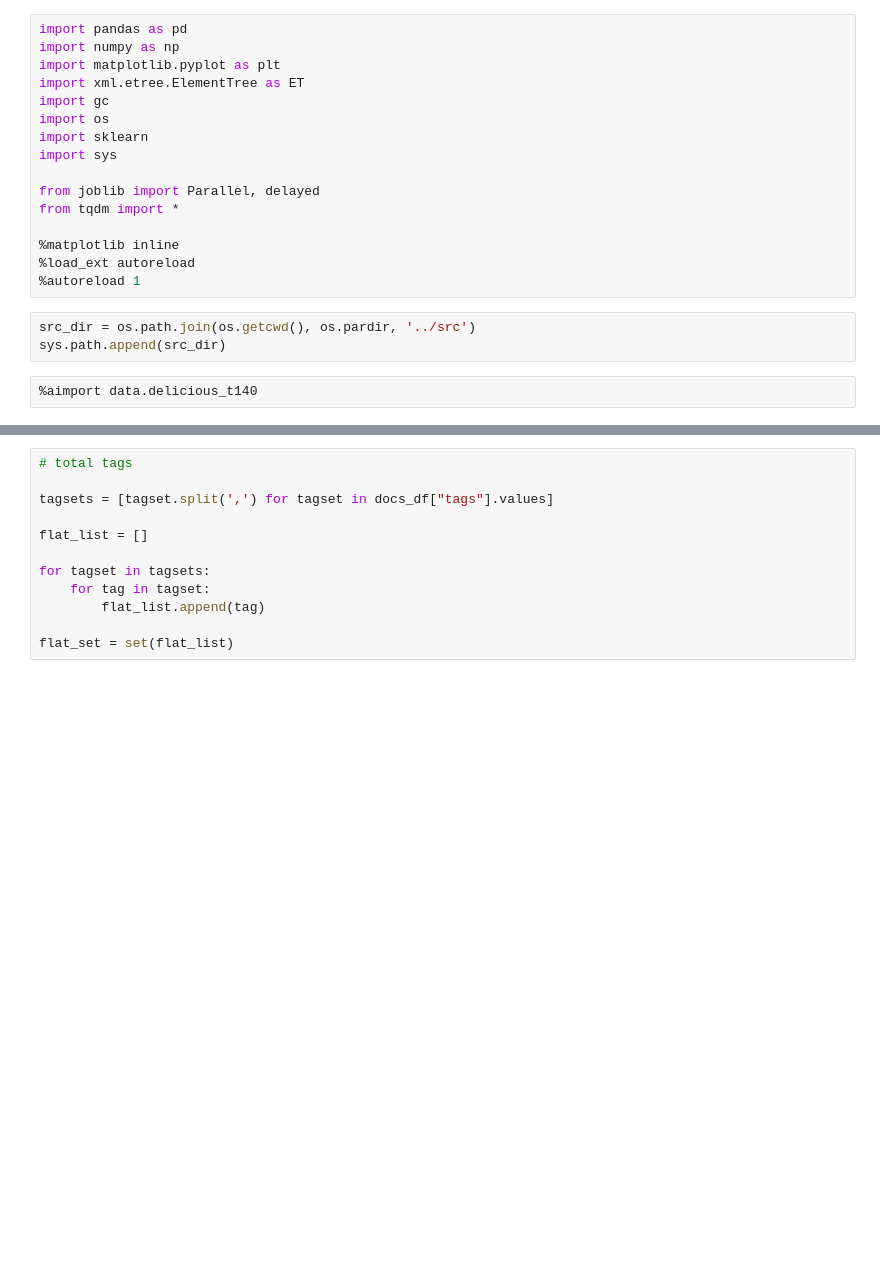
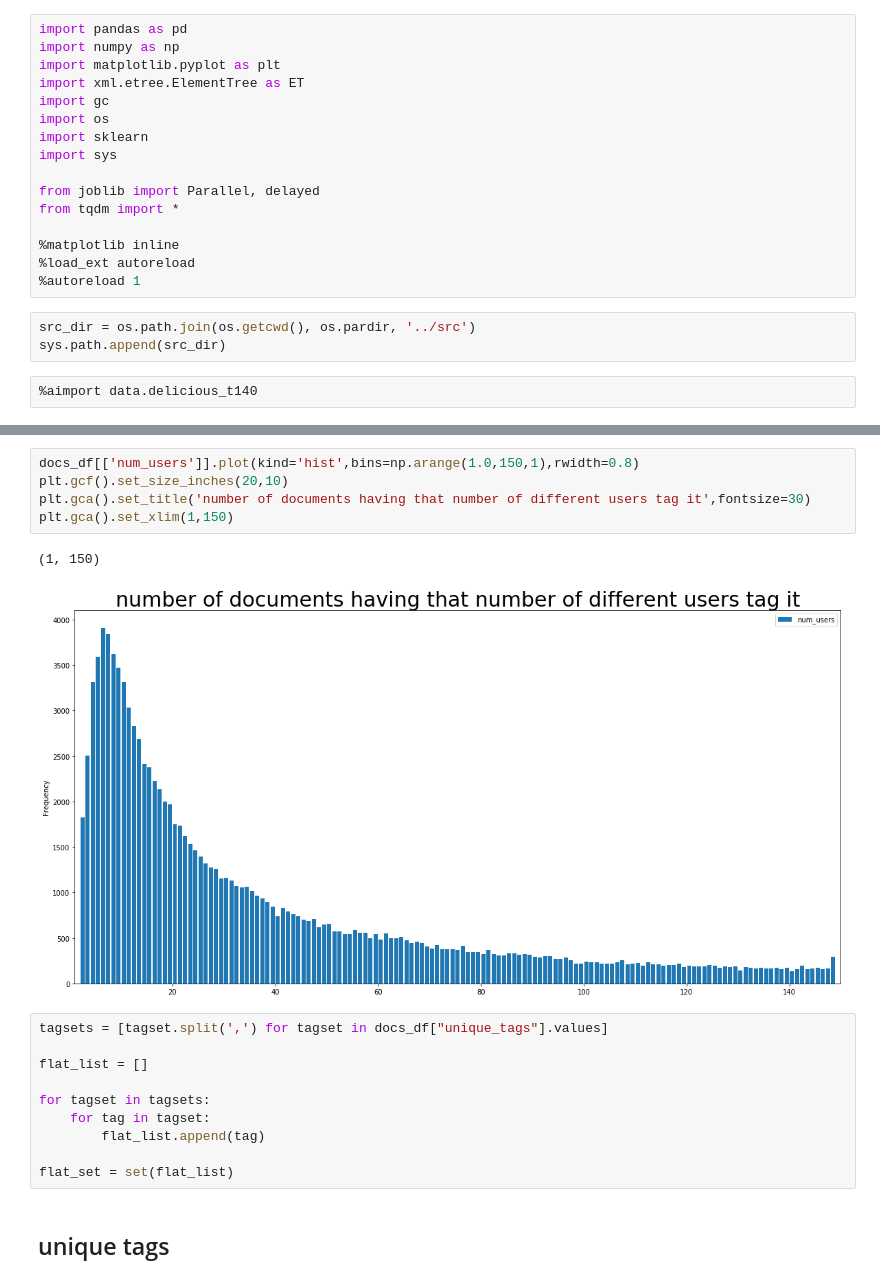
Before and after one commit to queirozfcom/auto-tagger, a Jupyter notebook: social-tags/notebooks/delicious-t140/eda.ipynb, the cells around one changed output, grey strips where cells are left out. Cells and saved outputs as stored; diff of their text form; blank space fills up the shorter version.

```diff
--- a/social-tags/notebooks/delicious-t140/eda.ipynb
+++ b/social-tags/notebooks/delicious-t140/eda.ipynb
@@ -82,7 +105,13 @@ plt.gca().set_xlim(-1,30)
+# %%
+docs_df[['num_users']].plot(kind='hist',bins=np.arange(1.0,150,1),rwidth=0.8)
+plt.gcf().set_size_inches(20,10)
+plt.gca().set_title('number of documents having that number of different users tag it',fontsize=30)
+plt.gca().set_xlim(1,150)
+# %% [output]
+(1, 150)
+[figure, added]
 # %%
-# total tags
-
-tagsets = [tagset.split(',') for tagset in docs_df["tags"].values]
+tagsets = [tagset.split(',') for tagset in docs_df["unique_tags"].values]
 
 flat_list = []
 
@@ -91,5 +120,7 @@ for tagset in tagsets:
         flat_list.append(tag)
 
 flat_set = set(flat_list)
+# %% [markdown]
+## unique tags
 # %%
 len(flat_set)
```
Also changed, not shown: parts of 25 cells of this notebook, 5 other files.
